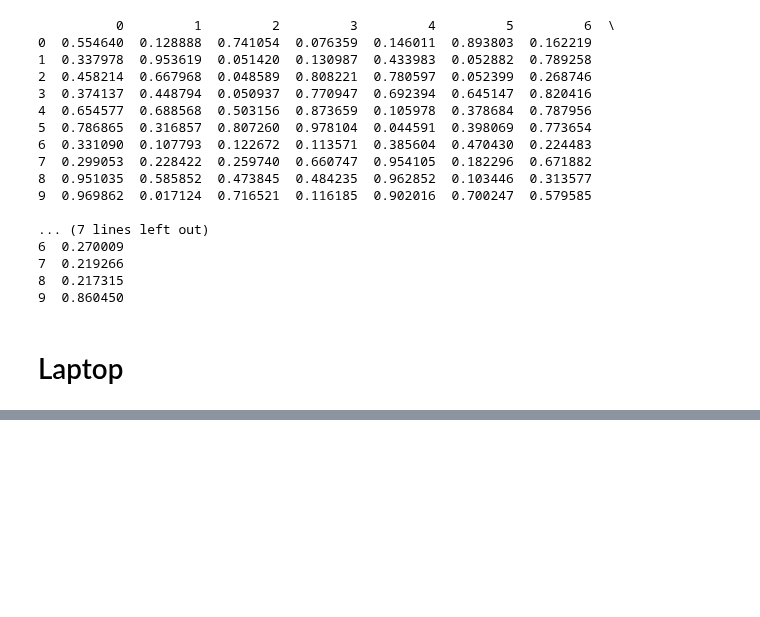
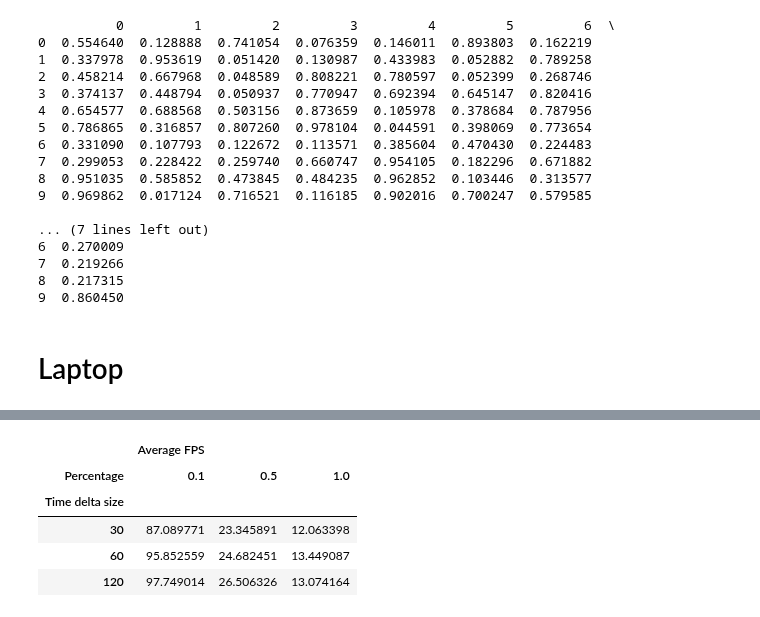
Before and after one commit to amanzer/QGIS-MobilityDB, a Jupyter notebook: refactored_code/solutionB/results.ipynb, the cells around one changed output, grey strips where cells are left out. Saved outputs shown, nothing was run; the diff lists cells and outputs as text; code cells hidden in the pictures; blank space fills up the shorter version.

```diff
--- a/refactored_code/solutionB/results.ipynb
+++ b/refactored_code/solutionB/results.ipynb
@@ -36,0 +237,10 @@ print(df)
+# %%
+df_unstacked = df.unstack(level=-1)
+df_unstacked
+# %% [output]
+|  | Average FPS |  |  |
+| Percentage | 0.1 | 0.5 | 1.0 |
+| Time delta size |  |  |  |
+| 30 | 87.089771 | 23.345891 | 12.063398 |
+| 60 | 95.852559 | 24.682451 | 13.449087 |
+| 120 | 97.749014 | 26.506326 | 13.074164 |
```
Also changed, not shown: parts of 9 cells of this notebook, 2 other files.
